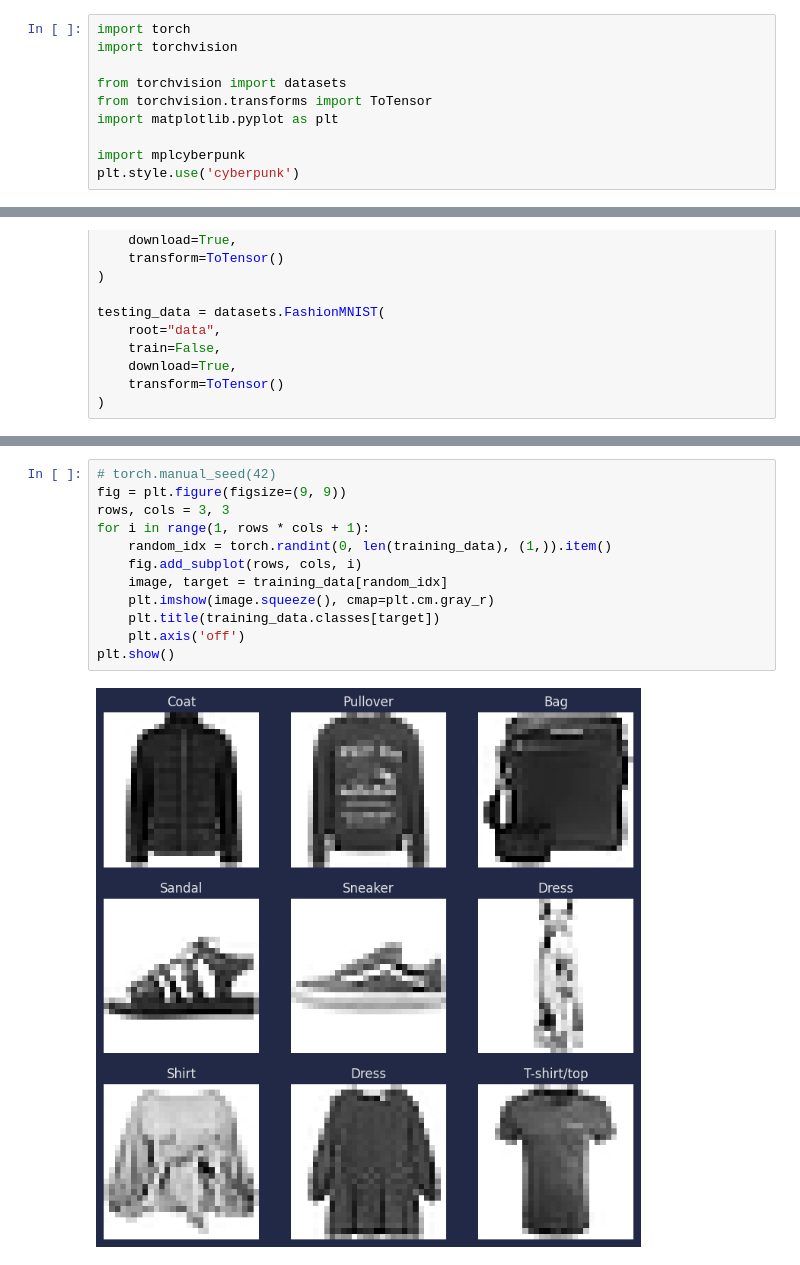
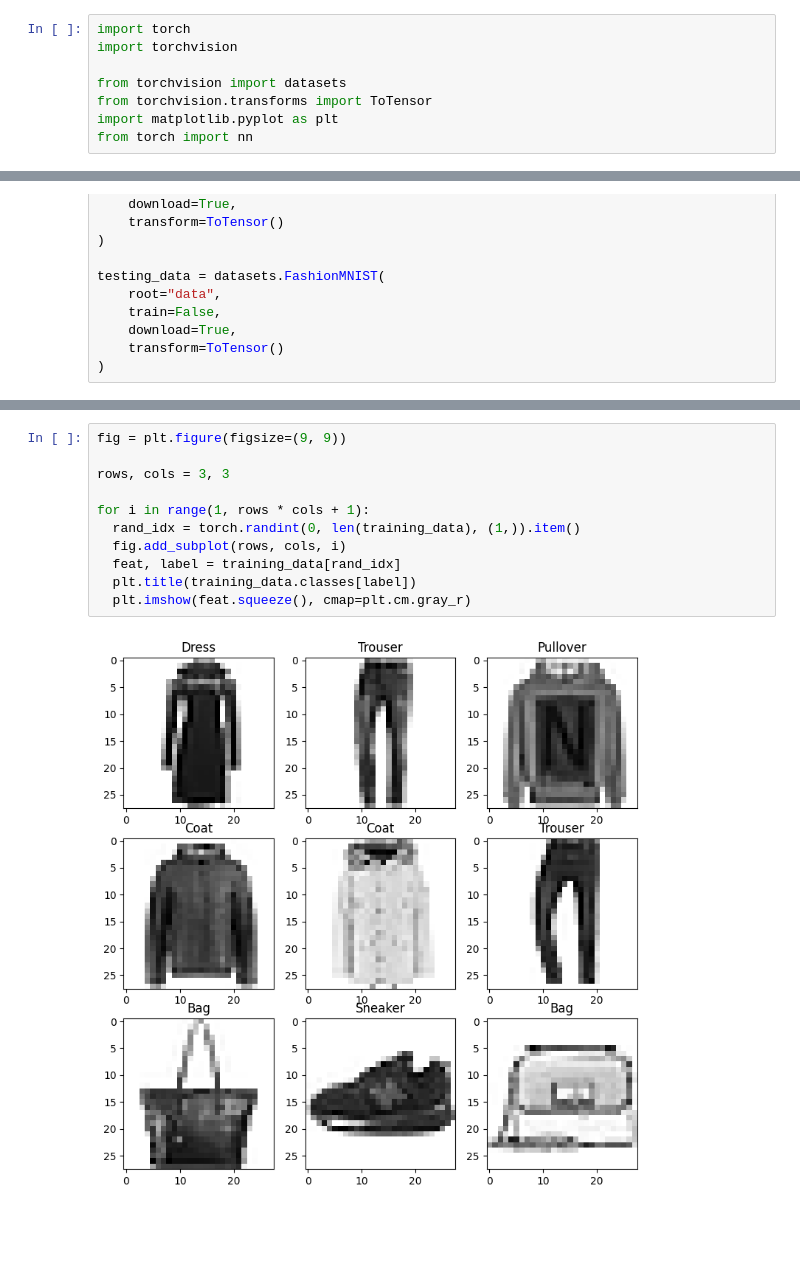
Before and after one commit to useresd/machine_learning_playground, a Jupyter notebook: image_classitication_practice.ipynb, the cells around one changed output, grey strips where cells are left out. Saved outputs shown, nothing was run; the diff lists cells and outputs as text; blank space fills up the shorter version.

```diff
--- a/image_classitication_practice.ipynb
+++ b/image_classitication_practice.ipynb
@@ -5,9 +7,7 @@ import torchvision
 from torchvision import datasets
 from torchvision.transforms import ToTensor
 import matplotlib.pyplot as plt
-
-import mplcyberpunk
-plt.style.use('cyberpunk')
+from torch import nn
 # %%
 # check the version of torch and torchvision
 print(torch.__version__, torchvision.__version__)
@@ -81,14 +39,13 @@ training labels are
 # %%
-# torch.manual_seed(42)
 fig = plt.figure(figsize=(9, 9))
+
 rows, cols = 3, 3
+
 for i in range(1, rows * cols + 1):
-    random_idx = torch.randint(0, len(training_data), (1,)).item()
-    fig.add_subplot(rows, cols, i)
-    image, target = training_data[random_idx]
-    plt.imshow(image.squeeze(), cmap=plt.cm.gray_r)
-    plt.title(training_data.classes[target])
-    plt.axis('off')
-plt.show()
+  rand_idx = torch.randint(0, len(training_data), (1,)).item()
+  fig.add_subplot(rows, cols, i)
+  feat, label = training_data[rand_idx]
+  plt.title(training_data.classes[label])
+  plt.imshow(feat.squeeze(), cmap=plt.cm.gray_r)
 # %% [output]
-[figure, old version]
+[figure, new version]
```
Also changed, not shown: parts of 12 cells of this notebook.
